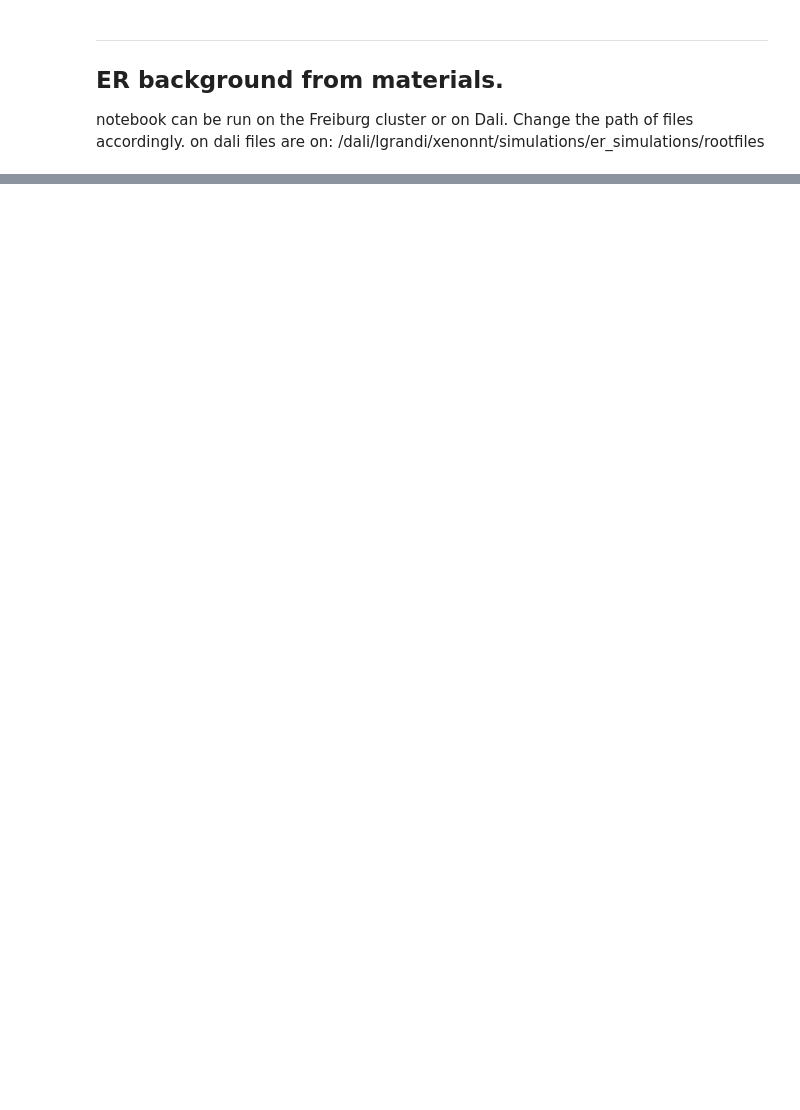
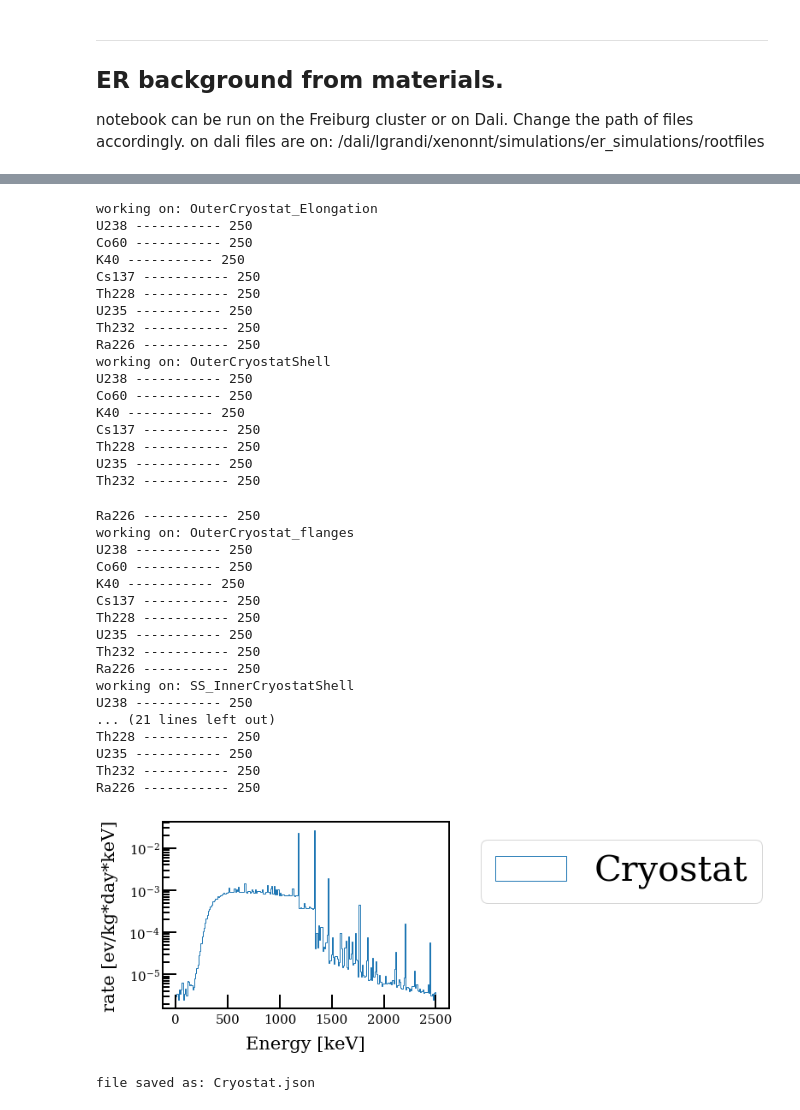
Before and after one commit to ariannarocchetti/MonteCarlo_ER, a Jupyter notebook: notebooks/analysis.ipynb, the cells around one changed output, grey strips where cells are left out. Cells and saved outputs as stored; diff of their text form; code cells hidden in the pictures; blank space fills up the shorter version.

```diff
--- a/notebooks/analysis.ipynb
+++ b/notebooks/analysis.ipynb
@@ -253,15 +224,57 @@ print_results(m_fv)
+# %%
+# PLOTS
+bins = 250
+min_val = 0
+max_val = 2500
 # %%
 #plot cryostat
 components = [
              "OuterCryostat_Elongation",
              "OuterCryostatShell",
              "OuterCryostat_flanges",
              "SS_InnerCryostatShell",
              "SS_InnerCryostatFlanges",
              "SS_InnerCryostat_bottomDome",
              ]
-values, bins_plt = plot_total_contribution(500, 0, 2500 )
-make_spectrum(values, "Cryostat")
+values, bins_plt = plot_total_contribution(bins, min_val, max_val)
+make_spectrum(values, "Cryostat", bins, min_val, max_val)
+# %% [output]
+working on: OuterCryostat_Elongation
+U238 ----------- 250
+Co60 ----------- 250
+K40 ----------- 250
+Cs137 ----------- 250
+Th228 ----------- 250
+U235 ----------- 250
+Th232 ----------- 250
+Ra226 ----------- 250
+working on: OuterCryostatShell
+U238 ----------- 250
+Co60 ----------- 250
+K40 ----------- 250
+Cs137 ----------- 250
+Th228 ----------- 250
+U235 ----------- 250
+Th232 ----------- 250
+Ra226 ----------- 250
+working on: OuterCryostat_flanges
+U238 ----------- 250
+Co60 ----------- 250
+K40 ----------- 250
+Cs137 ----------- 250
+Th228 ----------- 250
+U235 ----------- 250
+Th232 ----------- 250
+Ra226 ----------- 250
+working on: SS_InnerCryostatShell
+U238 ----------- 250
+... (21 lines left out)
+Th228 ----------- 250
+U235 ----------- 250
+Th232 ----------- 250
+Ra226 ----------- 250
+[figure, added]
+file saved as: Cryostat.json
 # %%
 #plot Bell
 components = [
```
Also changed, not shown: parts of 36 cells of this notebook, 1 other file.
